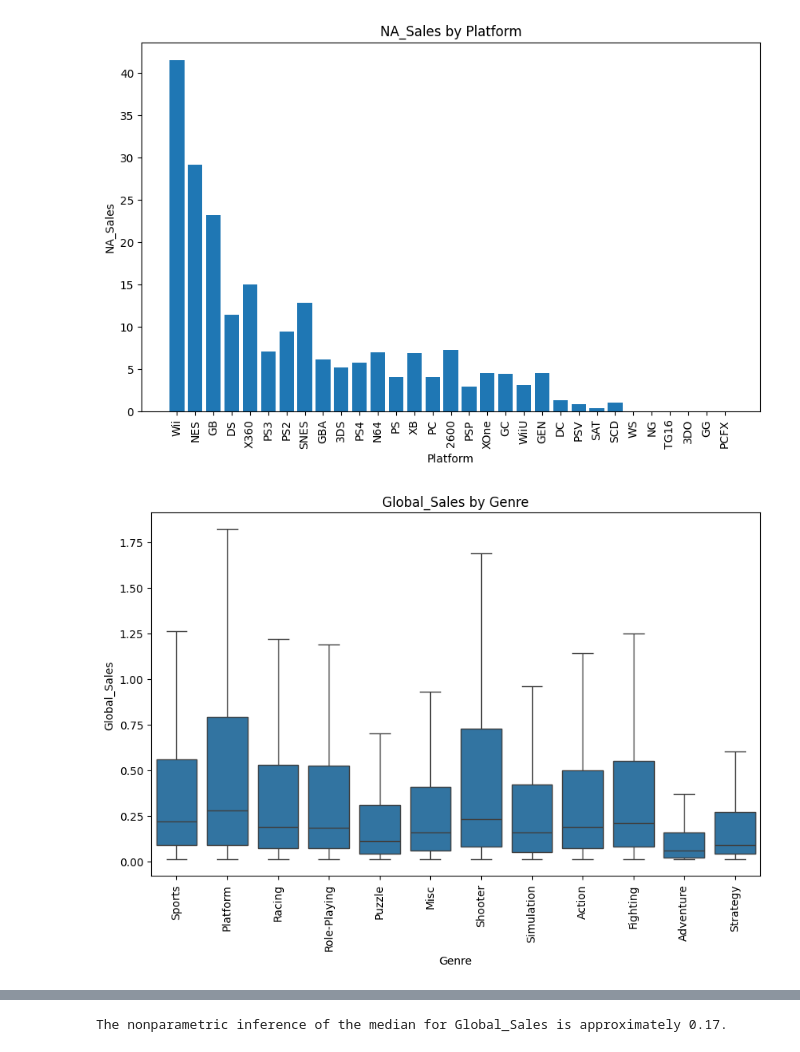
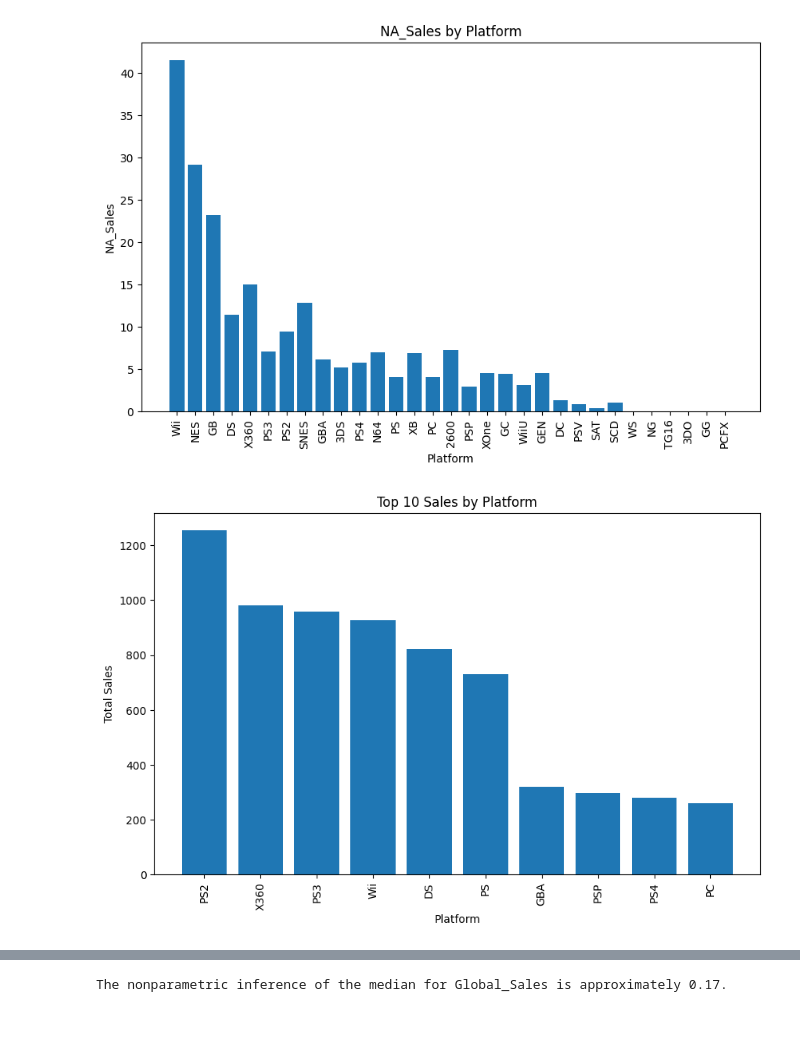
Before and after one commit to Vilars/Data-201, a Jupyter notebook: Project1.ipynb, the cells around one changed output, grey strips where cells are left out. Cells and saved outputs as stored; diff of their text form; code cells hidden in the pictures; blank space fills up the shorter version.

```diff
--- a/Project1.ipynb
+++ b/Project1.ipynb
@@ -81,13 +102,16 @@ plt.show()
 # %% [output]
 [figure]
 # %%
-# boxplot
+# Top 10 sale by platform
 plt.figure(figsize=(10, 6))
-sns.boxplot(x='Genre', y='Global_Sales', data=df, showfliers=False)
-plt.title('Global_Sales by Genre')
-plt.xlabel('Genre')
-plt.ylabel('Global_Sales')
-plt.xticks(rotation = 90)
+
+top_10_platforms = df.groupby('Platform')['Global_Sales'].sum().nlargest(10)
+
+plt.bar(top_10_platforms.index, top_10_platforms.values)
+plt.title('Top 10 Sales by Platform')
+plt.xlabel('Platform')
+plt.ylabel('Total Sales')
+plt.xticks(rotation=90)
 plt.show()
 # %% [output]
-[figure, old version]
+[figure, new version]
```
Also changed, not shown: parts of 4 cells of this notebook.
